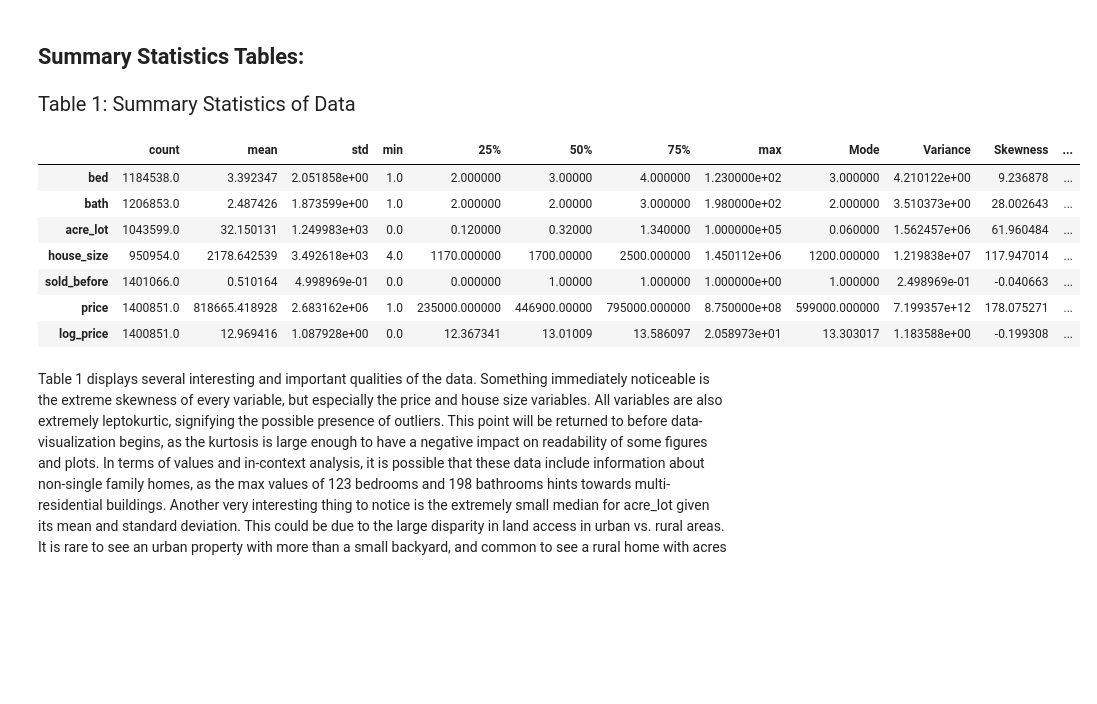
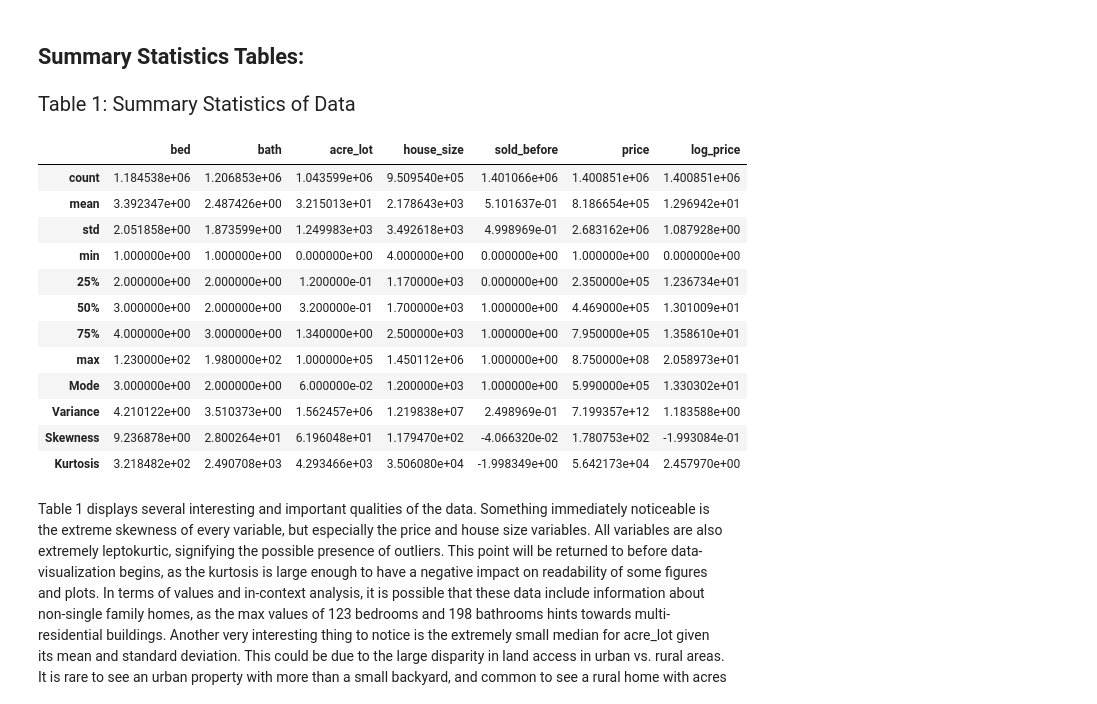
Before and after one commit to ECO225-W2024/project-one-code-S-O-Ahn, a Jupyter notebook: Project 1.ipynb, the cells around one changed output. Drawn from its saved outputs; the diff is of its cells as text; code cells hidden in the pictures; blank space fills up the shorter version.

```diff
--- a/Project 1.ipynb
+++ b/Project 1.ipynb
@@ -71,29 +71,34 @@ Dataframe ‘df’ now has 12 columns (not including the index values), and 1401
 # %%
 #printing summary statistics for numerical columns
 def additional_stats(data_fr):
     additional_st ={
     'Mode': data_fr[['bed','bath','acre_lot','house_size','sold_before','price','log_price']].mode().iloc[0],
     'Variance': data_fr[['bed','bath','acre_lot','house_size','sold_before','price','log_price']].var(),
     'Skewness': data_fr[['bed','bath','acre_lot','house_size','sold_before','price','log_price']].skew(),
     'Kurtosis': data_fr[['bed','bath','acre_lot','house_size','sold_before','price','log_price']].kurtosis()
     }
     return(additional_st)
 
 
 summary_stats = pd.concat([df[['bed','bath','acre_lot','house_size','sold_before','price','log_price']].describe(), pd.DataFrame(additional_stats(df)).T])
 
 display(HTML('<div style="font-size: 20px">Table 1: Summary Statistics of Data</div>'))
-display(summary_stats.T)
+display(summary_stats)
 # %% [output]
 Table 1: Summary Statistics of Data
-|  | count | mean | std | min | 25% | 50% | 75% | max | Mode | Variance | Skewness | ... |
-| bed | 1184538.0 | 3.392347 | 2.051858e+00 | 1.0 | 2.000000 | 3.00000 | 4.000000 | 1.230000e+02 | 3.000000 | 4.210122e+00 | 9.236878 | ... |
-| bath | 1206853.0 | 2.487426 | 1.873599e+00 | 1.0 | 2.000000 | 2.00000 | 3.000000 | 1.980000e+02 | 2.000000 | 3.510373e+00 | 28.002643 | ... |
-| acre_lot | 1043599.0 | 32.150131 | 1.249983e+03 | 0.0 | 0.120000 | 0.32000 | 1.340000 | 1.000000e+05 | 0.060000 | 1.562457e+06 | 61.960484 | ... |
-| house_size | 950954.0 | 2178.642539 | 3.492618e+03 | 4.0 | 1170.000000 | 1700.00000 | 2500.000000 | 1.450112e+06 | 1200.000000 | 1.219838e+07 | 117.947014 | ... |
-| sold_before | 1401066.0 | 0.510164 | 4.998969e-01 | 0.0 | 0.000000 | 1.00000 | 1.000000 | 1.000000e+00 | 1.000000 | 2.498969e-01 | -0.040663 | ... |
-| price | 1400851.0 | 818665.418928 | 2.683162e+06 | 1.0 | 235000.000000 | 446900.00000 | 795000.000000 | 8.750000e+08 | 599000.000000 | 7.199357e+12 | 178.075271 | ... |
-| log_price | 1400851.0 | 12.969416 | 1.087928e+00 | 0.0 | 12.367341 | 13.01009 | 13.586097 | 2.058973e+01 | 13.303017 | 1.183588e+00 | -0.199308 | ... |
+|  | bed | bath | acre_lot | house_size | sold_before | price | log_price |
+| count | 1.184538e+06 | 1.206853e+06 | 1.043599e+06 | 9.509540e+05 | 1.401066e+06 | 1.400851e+06 | 1.400851e+06 |
+| mean | 3.392347e+00 | 2.487426e+00 | 3.215013e+01 | 2.178643e+03 | 5.101637e-01 | 8.186654e+05 | 1.296942e+01 |
+| std | 2.051858e+00 | 1.873599e+00 | 1.249983e+03 | 3.492618e+03 | 4.998969e-01 | 2.683162e+06 | 1.087928e+00 |
+| min | 1.000000e+00 | 1.000000e+00 | 0.000000e+00 | 4.000000e+00 | 0.000000e+00 | 1.000000e+00 | 0.000000e+00 |
+| 25% | 2.000000e+00 | 2.000000e+00 | 1.200000e-01 | 1.170000e+03 | 0.000000e+00 | 2.350000e+05 | 1.236734e+01 |
+| 50% | 3.000000e+00 | 2.000000e+00 | 3.200000e-01 | 1.700000e+03 | 1.000000e+00 | 4.469000e+05 | 1.301009e+01 |
+| 75% | 4.000000e+00 | 3.000000e+00 | 1.340000e+00 | 2.500000e+03 | 1.000000e+00 | 7.950000e+05 | 1.358610e+01 |
+| max | 1.230000e+02 | 1.980000e+02 | 1.000000e+05 | 1.450112e+06 | 1.000000e+00 | 8.750000e+08 | 2.058973e+01 |
+| Mode | 3.000000e+00 | 2.000000e+00 | 6.000000e-02 | 1.200000e+03 | 1.000000e+00 | 5.990000e+05 | 1.330302e+01 |
+| Variance | 4.210122e+00 | 3.510373e+00 | 1.562457e+06 | 1.219838e+07 | 2.498969e-01 | 7.199357e+12 | 1.183588e+00 |
+| Skewness | 9.236878e+00 | 2.800264e+01 | 6.196048e+01 | 1.179470e+02 | -4.066320e-02 | 1.780753e+02 | -1.993084e-01 |
+| Kurtosis | 3.218482e+02 | 2.490708e+03 | 4.293466e+03 | 3.506080e+04 | -1.998349e+00 | 5.642173e+04 | 2.457970e+00 |
 # %% [markdown]
 Table 1 displays several interesting and important qualities of the data. Something immediately noticeable is the extreme skewness of every variable, but especially the price and house size variables. All variables are also extremely leptokurtic, signifying the possible presence of outliers. This point will be returned to before data-visualization begins, as the kurtosis is large enough to have a negative impact on readability of some figures and plots. In terms of values and in-context analysis, it is possible that these data include information about non-single family homes, as the max values of 123 bedrooms and 198 bathrooms hints towards multi-residential buildings. Another very interesting thing to notice is the extremely small median for acre_lot given its mean and standard deviation. This could be due to the large disparity in land access in urban vs. rural areas. It is rare to see an urban property with more than a small backyard, and common to see a rural home with acres of field or forest. The final important takeaway from these simple sample statistics is the amount of missing data. The variable with the most missing entries is house_size, followed closely by acre_lot. This may present itself as an issue in the future, and thus should be noted.
 
```
Also changed, not shown: parts of 3 cells of this notebook.
